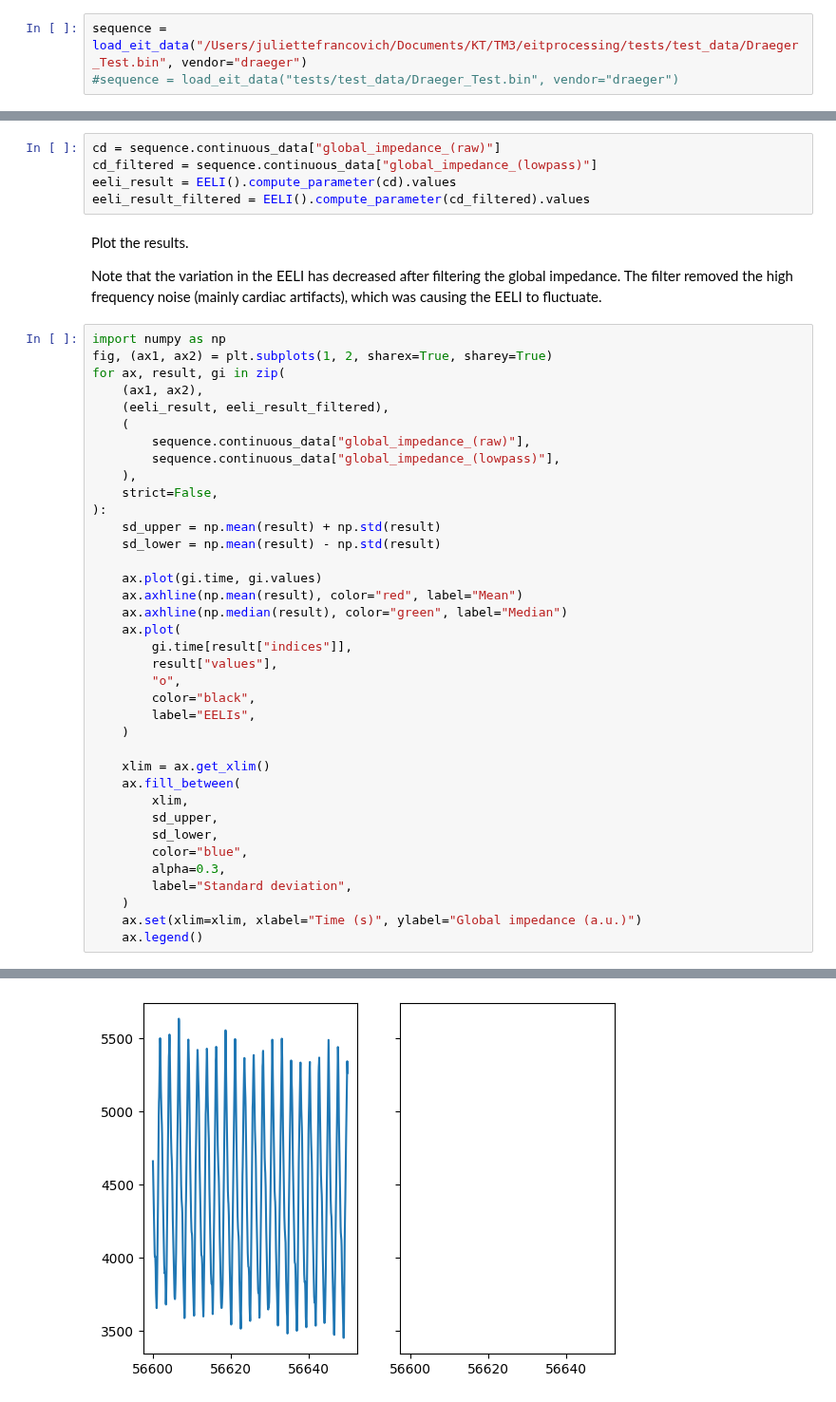
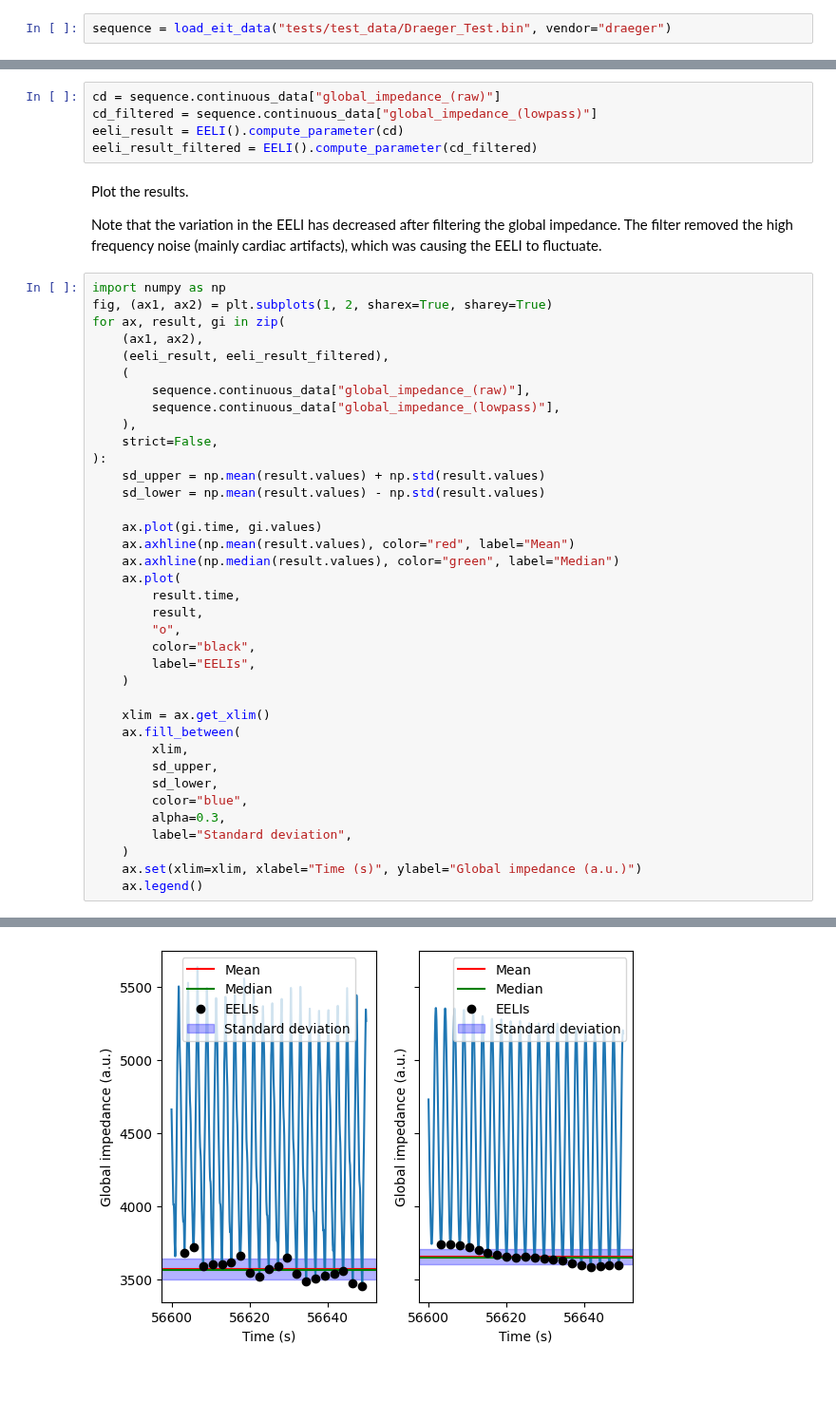
Before and after one commit to EIT-ALIVE/eitprocessing, a Jupyter notebook: notebooks/test_parameter_eeli_.ipynb, the cells around one changed output, grey strips where cells are left out. Shown at 95% size. Drawn from its saved outputs; the diff is of its cells as text.

```diff
--- a/notebooks/test_parameter_eeli_.ipynb
+++ b/notebooks/test_parameter_eeli_.ipynb
@@ -10,8 +10,7 @@ MINUTE = 60
 # %% [markdown]
 Load a sequence from file.
 # %%
-sequence = load_eit_data("/Users/juliettefrancovich/Documents/KT/TM3/eitprocessing/tests/test_data/Draeger_Test.bin", vendor="draeger")
-#sequence = load_eit_data("tests/test_data/Draeger_Test.bin", vendor="draeger")
+sequence = load_eit_data("tests/test_data/Draeger_Test.bin", vendor="draeger")
 # %% [markdown]
 Filter the global impedance using a low pass filter.
 # %%
@@ -46,8 +45,8 @@ Determine the EELI of the selected portion.
 # %%
 cd = sequence.continuous_data["global_impedance_(raw)"]
 cd_filtered = sequence.continuous_data["global_impedance_(lowpass)"]
-eeli_result = EELI().compute_parameter(cd).values
-eeli_result_filtered = EELI().compute_parameter(cd_filtered).values
+eeli_result = EELI().compute_parameter(cd)
+eeli_result_filtered = EELI().compute_parameter(cd_filtered)
 # %% [markdown]
 Plot the results.
 
@@ -65,15 +64,15 @@ for ax, result, gi in zip(
     ),
     strict=False,
 ):
-    sd_upper = np.mean(result) + np.std(result)
-    sd_lower = np.mean(result) - np.std(result)
+    sd_upper = np.mean(result.values) + np.std(result.values)
+    sd_lower = np.mean(result.values) - np.std(result.values)
 
     ax.plot(gi.time, gi.values)
-    ax.axhline(np.mean(result), color="red", label="Mean")
-    ax.axhline(np.median(result), color="green", label="Median")
+    ax.axhline(np.mean(result.values), color="red", label="Mean")
+    ax.axhline(np.median(result.values), color="green", label="Median")
     ax.plot(
-        gi.time[result["indices"]],
-        result["values"],
+        result.time,
+        result,
         "o",
         color="black",
         label="EELIs",
@@ -95 +93 @@ IndexError: only integers, slices (`:`), ellipsis (`...`), numpy.newaxis (`None`
-[figure, old version]
+[figure, new version]
```
Also changed, not shown: parts of 1 cell of this notebook.
